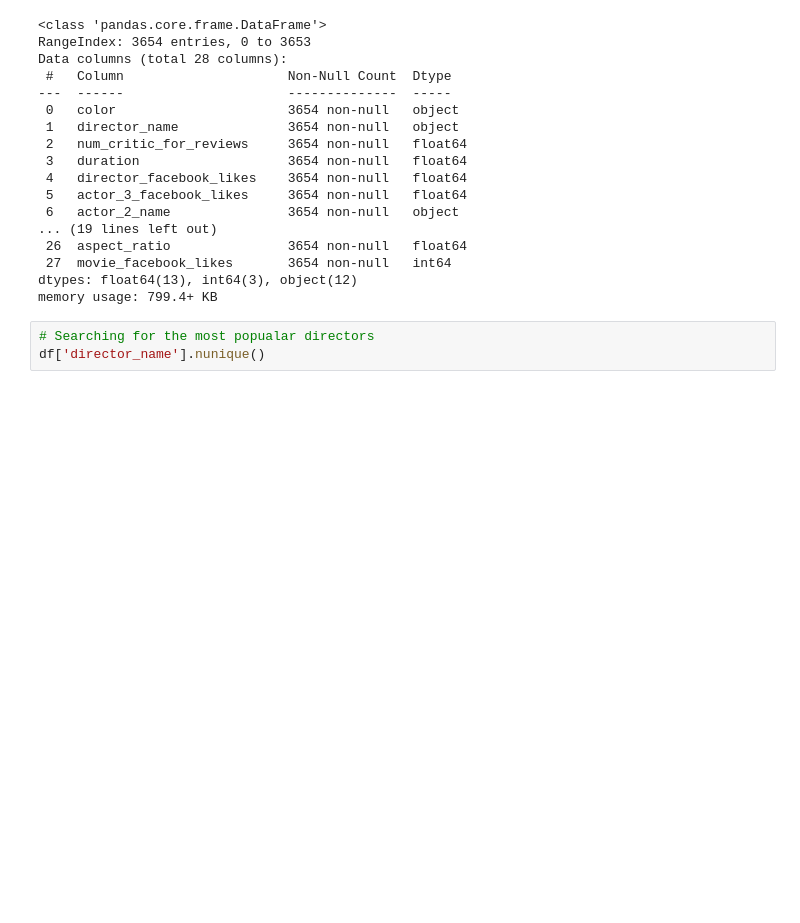
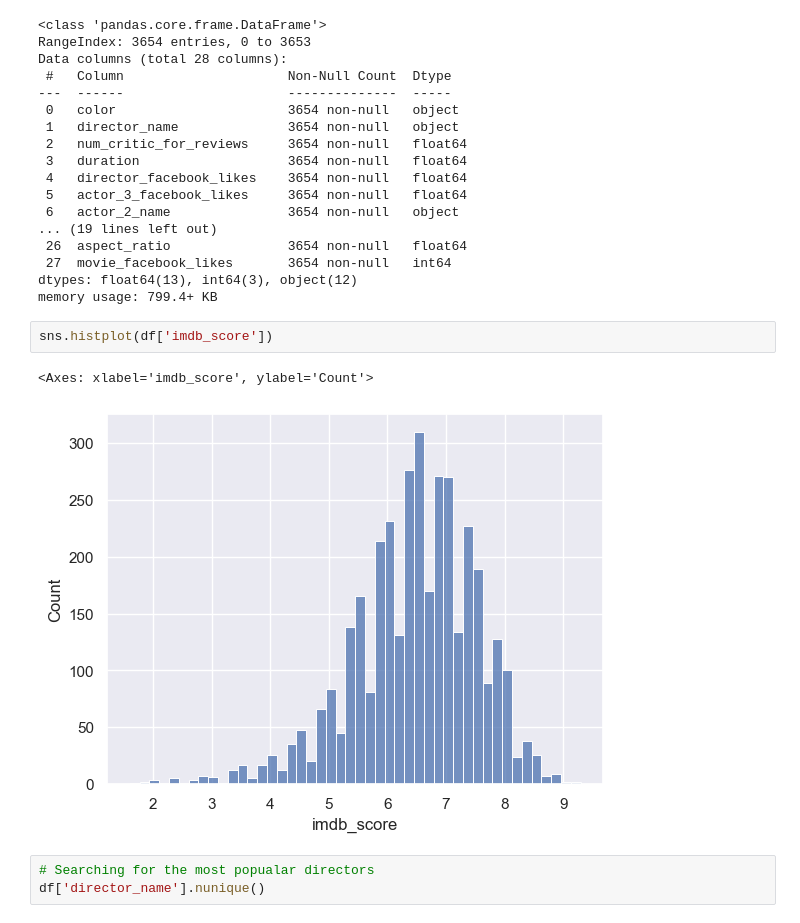
Before and after one commit to RoKlio/capstone_project, a Jupyter notebook: notebooks/modelling_and_EDA.ipynb, the cells around one changed output. Saved outputs shown, nothing was run; the diff lists cells and outputs as text; blank space fills up the shorter version.

```diff
--- a/notebooks/modelling_and_EDA.ipynb
+++ b/notebooks/modelling_and_EDA.ipynb
@@ -64,6 +64,11 @@ Data columns (total 28 columns):
  27  movie_facebook_likes       3654 non-null   int64
 dtypes: float64(13), int64(3), object(12)
 memory usage: 799.4+ KB
+# %%
+sns.histplot(df['imdb_score'])
+# %% [output]
+<Axes: xlabel='imdb_score', ylabel='Count'>
+[figure, added]
 # %%
 # Searching for the most popualar directors
 df['director_name'].nunique()
```
